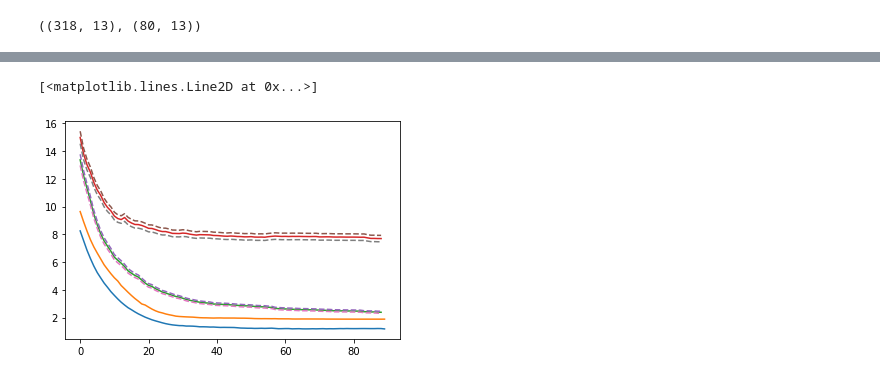
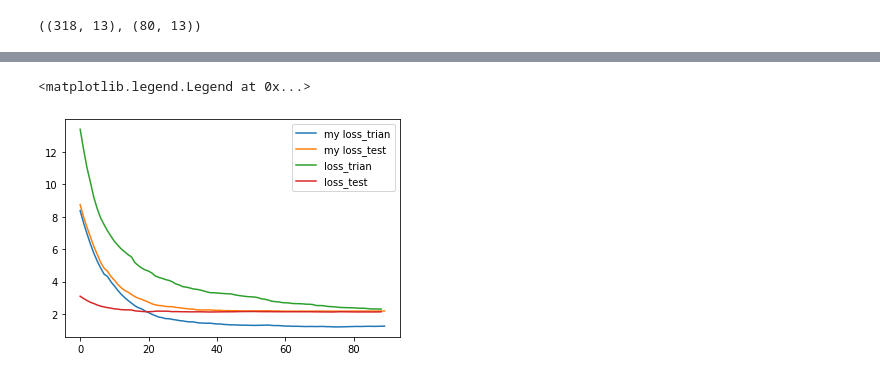
Before and after one commit to Necks5/prog, a Jupyter notebook: 3sem_sphere/unit1_2/GradBoost.ipynb, the cells around one changed output, grey strips where cells are left out. Drawn from its saved outputs; the diff is of its cells as text; code cells hidden in the pictures.

```diff
--- a/3sem_sphere/unit1_2/GradBoost.ipynb
+++ b/3sem_sphere/unit1_2/GradBoost.ipynb
@@ -67,19 +69,20 @@ for est_num in range(1, 100):
     model.n_estimators = est_num
     model.fit(X_train, y_train)
     pred = model.predict(X_test)
-    error = mean_squared_error(y_test, pred)
+    error = mean_absolute_error(y_test, pred)
     errors.append(error)
 
 errors = np.array(errors)
 # %%
-plt.plot(mymodel.loss_train[10:])
-plt.plot(mymodel.loss_test[10:])
-plt.plot(model.train_score_[10:])
-plt.plot(errors[10:])
-plt.plot(model.train_score_[10:] * 1.03, linestyle='--')
-plt.plot(errors[10:] * 1.03, linestyle='--')
-plt.plot(model.train_score_[10:] * 0.97, linestyle='--')
-plt.plot(errors[10:] * 0.97, linestyle='--')
+plt.plot(mymodel.loss_train[10:], label = 'my loss_trian')
+plt.plot(mymodel.loss_test[10:], label = 'my loss_test')
+plt.plot(model.train_score_[10:],label = 'loss_trian')
+plt.plot(errors[10:], label = 'loss_test')
+# plt.plot(model.train_score_[10:] * 1.03, linestyle='--')
+# plt.plot(errors[10:] * 1.03, linestyle='--')
+# plt.plot(model.train_score_[10:] * 0.97, linestyle='--')
+# plt.plot(errors[10:] * 0.97, linestyle='--')
+plt.legend()
 # %% [output]
-[<matplotlib.lines.Line2D at 0x...>]
+<matplotlib.legend.Legend at 0x...>
-[figure, old version]
+[figure, new version]
```
Also changed, not shown: parts of 3 cells of this notebook.
